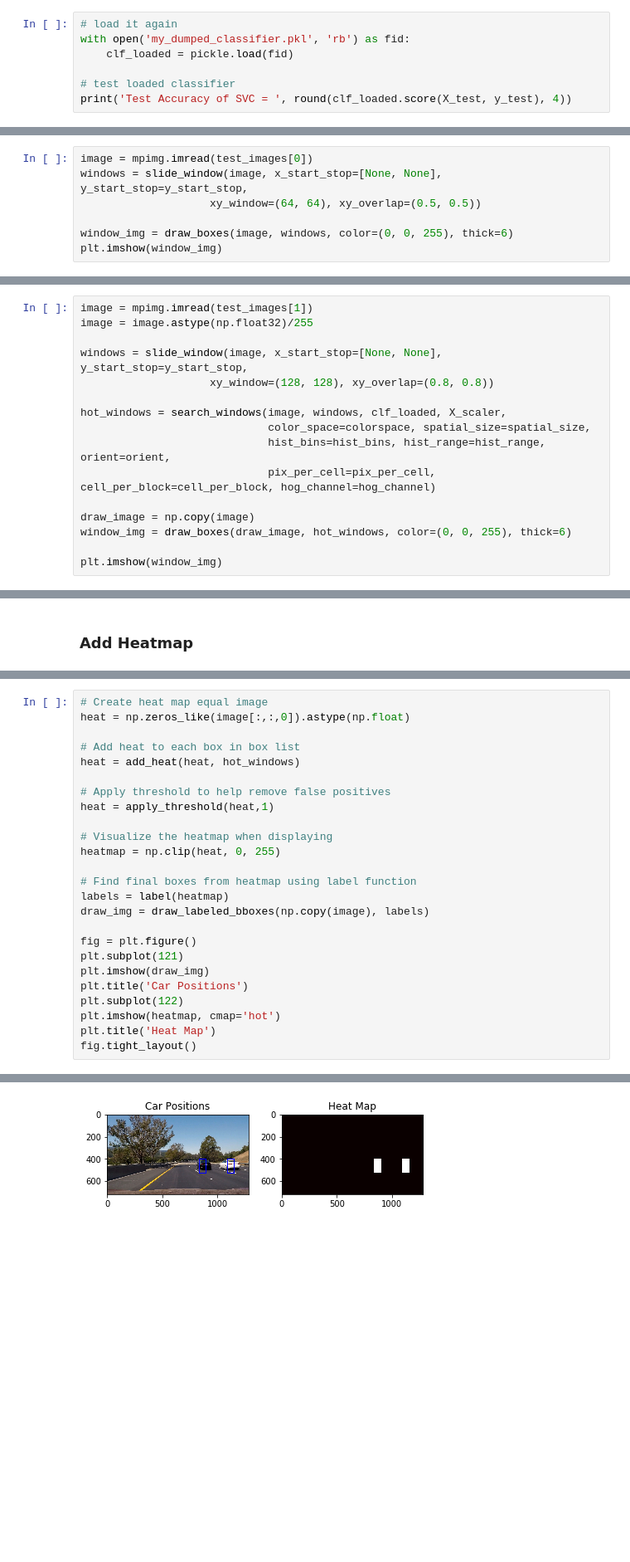
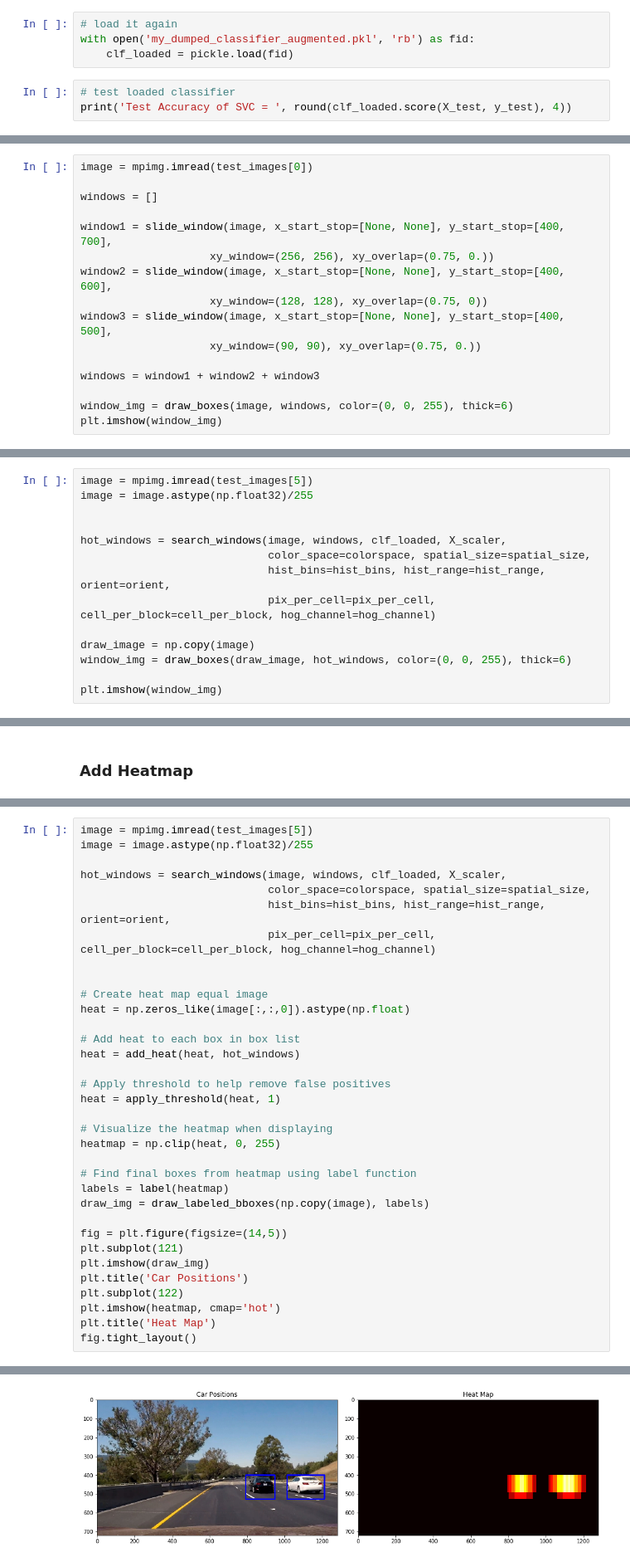
Before and after one commit to PedroHRPBS/CarND-Vehicle-Detection, a Jupyter notebook: Vehicle-Detection-project.ipynb, the cells around one changed output, grey strips where cells are left out. Shown at 83% size. Saved outputs shown, nothing was run; the diff lists cells and outputs as text; blank space fills up the shorter version.

```diff
--- a/Vehicle-Detection-project.ipynb
+++ b/Vehicle-Detection-project.ipynb
@@ -351,10 +371,10 @@ with open('my_dumped_classifier.pkl', 'wb') as fid:
 # Test Classifier on Images
 
 ### Load Classifier
+# %%
+# load it again
+with open('my_dumped_classifier_augmented.pkl', 'rb') as fid:
+    clf_loaded = pickle.load(fid)
 # %%
-# load it again
-with open('my_dumped_classifier.pkl', 'rb') as fid:
-    clf_loaded = pickle.load(fid)
-
 # test loaded classifier
 print('Test Accuracy of SVC = ', round(clf_loaded.score(X_test, y_test), 4))
@@ -415,8 +433,17 @@ def slide_window(img, x_start_stop=[None, None], y_start_stop=[None, None],
     return window_list
 # %%
 image = mpimg.imread(test_images[0])
-windows = slide_window(image, x_start_stop=[None, None], y_start_stop=y_start_stop,
-                    xy_window=(64, 64), xy_overlap=(0.5, 0.5))
+
+windows = []
+
+window1 = slide_window(image, x_start_stop=[None, None], y_start_stop=[400, 700],
+                    xy_window=(256, 256), xy_overlap=(0.75, 0.))
+window2 = slide_window(image, x_start_stop=[None, None], y_start_stop=[400, 600],
+                    xy_window=(128, 128), xy_overlap=(0.75, 0))
+window3 = slide_window(image, x_start_stop=[None, None], y_start_stop=[400, 500],
+                    xy_window=(90, 90), xy_overlap=(0.75, 0.))
+
+windows = window1 + window2 + window3
 
 window_img = draw_boxes(image, windows, color=(0, 0, 255), thick=6)
 plt.imshow(window_img)
@@ -483,11 +511,9 @@ def search_windows(img, windows, clf, scaler, color_space='RGB',
     #8) Return windows for positive detections
     return on_windows
 # %%
-image = mpimg.imread(test_images[1])
+image = mpimg.imread(test_images[5])
 image = image.astype(np.float32)/255
 
-windows = slide_window(image, x_start_stop=[None, None], y_start_stop=y_start_stop,
-                    xy_window=(128, 128), xy_overlap=(0.8, 0.8))
 
 hot_windows = search_windows(image, windows, clf_loaded, X_scaler,
                              color_space=colorspace, spatial_size=spatial_size,
@@ -536,30 +562,39 @@ def draw_labeled_bboxes(img, labels):
     # Return the image
     return img
 # %%
+image = mpimg.imread(test_images[5])
+image = image.astype(np.float32)/255
+
+hot_windows = search_windows(image, windows, clf_loaded, X_scaler,
+                             color_space=colorspace, spatial_size=spatial_size,
+                             hist_bins=hist_bins, hist_range=hist_range, orient=orient,
+                             pix_per_cell=pix_per_cell, cell_per_block=cell_per_block, hog_channel=hog_channel)
+
+
 # Create heat map equal image
 heat = np.zeros_like(image[:,:,0]).astype(np.float)
 
 # Add heat to each box in box list
 heat = add_heat(heat, hot_windows)
 
 # Apply threshold to help remove false positives
-heat = apply_threshold(heat,1)
+heat = apply_threshold(heat, 1)
 
 # Visualize the heatmap when displaying
 heatmap = np.clip(heat, 0, 255)
 
 # Find final boxes from heatmap using label function
 labels = label(heatmap)
 draw_img = draw_labeled_bboxes(np.copy(image), labels)
 
-fig = plt.figure()
+fig = plt.figure(figsize=(14,5))
 plt.subplot(121)
 plt.imshow(draw_img)
 plt.title('Car Positions')
 plt.subplot(122)
 plt.imshow(heatmap, cmap='hot')
 plt.title('Heat Map')
 fig.tight_layout()
 # %% [output]
 Clipping input data to the valid range for imshow with RGB data ([0..1] for floats or [0..255] for integers).
-[figure, old version]
+[figure, new version]
```
Also changed, not shown: parts of 28 cells of this notebook.
